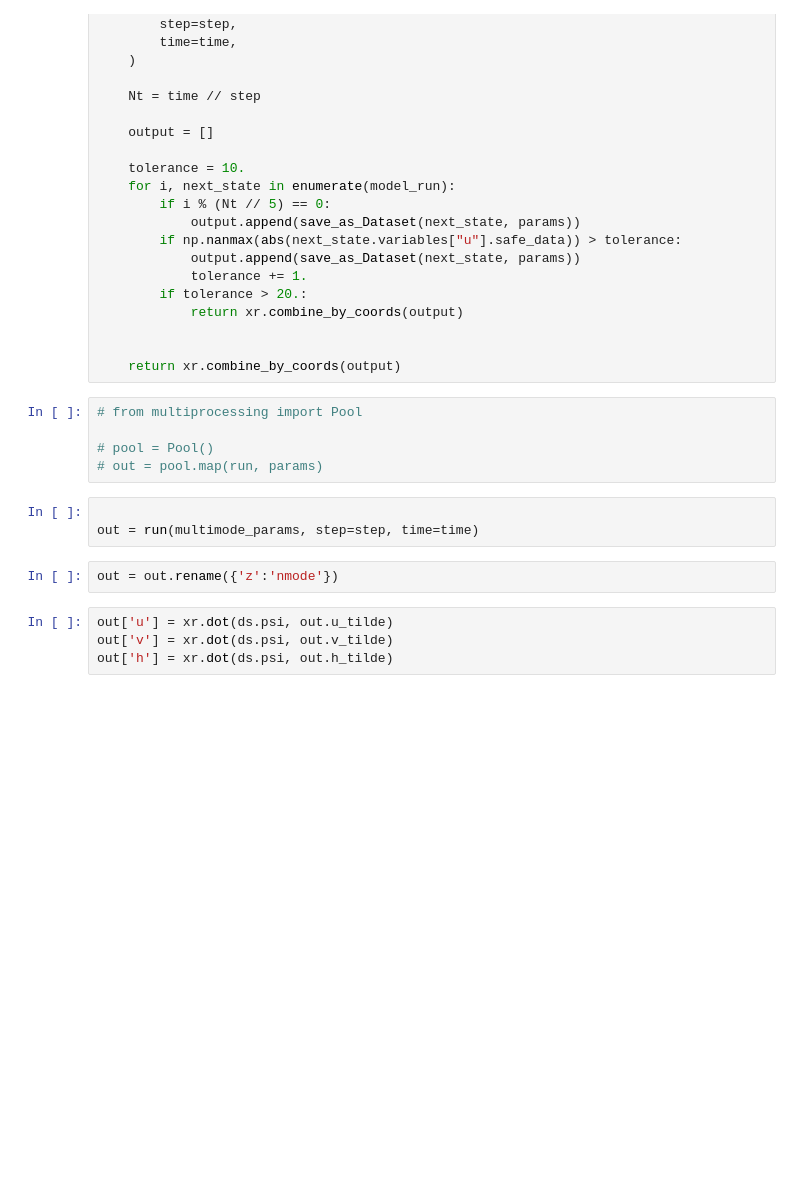
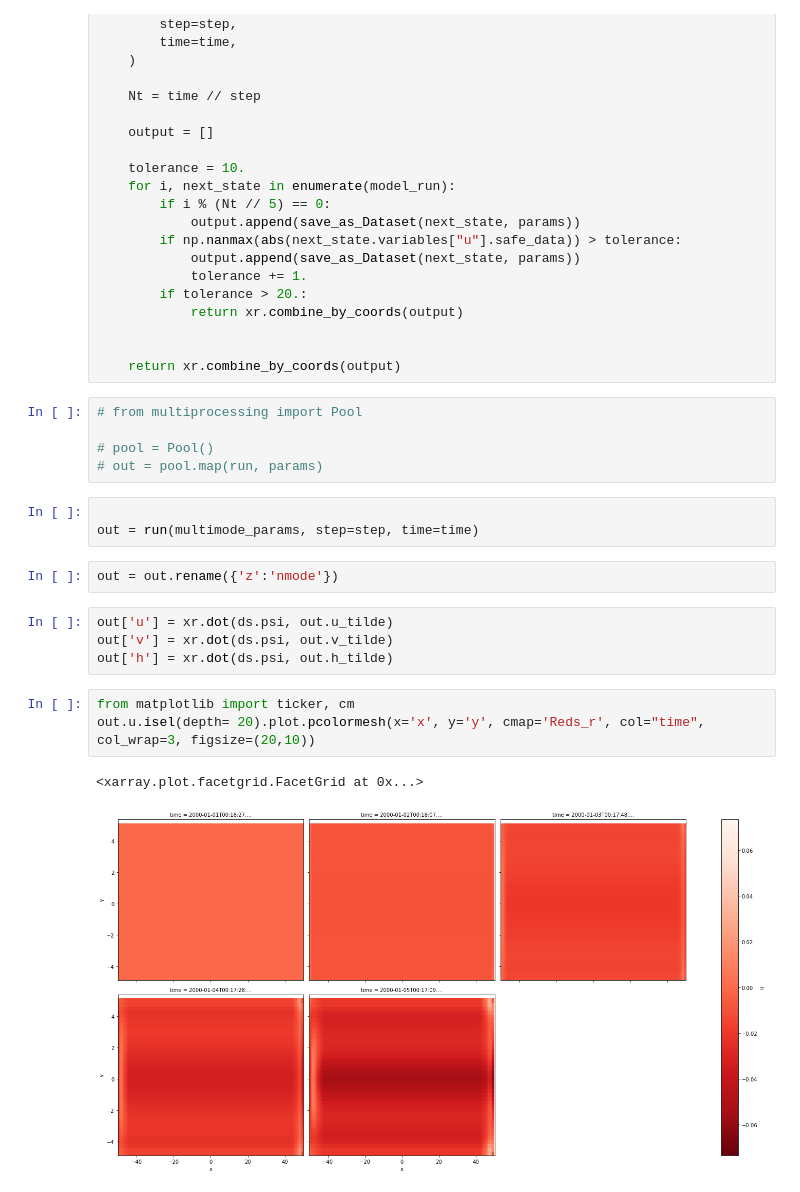
Before and after one commit to vopikamm/multimode-model, a Jupyter notebook: examples/Dunkel/Dunkel.ipynb, the cells around one changed output. Drawn from its saved outputs; the diff is of its cells as text; blank space fills up the shorter version.

```diff
--- a/examples/Dunkel/Dunkel.ipynb
+++ b/examples/Dunkel/Dunkel.ipynb
@@ -194,6 +203,12 @@ out = out.rename({'z':'nmode'})
 out['u'] = xr.dot(ds.psi, out.u_tilde)
 out['v'] = xr.dot(ds.psi, out.v_tilde)
 out['h'] = xr.dot(ds.psi, out.h_tilde)
+# %%
+from matplotlib import ticker, cm
+out.u.isel(depth= 20).plot.pcolormesh(x='x', y='y', cmap='Reds_r', col="time", col_wrap=3, figsize=(20,10))
+# %% [output]
+<xarray.plot.facetgrid.FacetGrid at 0x...>
+[figure, added]
 # %%
 out.u.isel(i = 200, depth = slice(50,200)).plot.pcolormesh(x='y', y='depth', cmap='RdBu_r', col="time", col_wrap=3);
 # %% [output]
```
Also changed, not shown: parts of 17 cells of this notebook, 3 other files.
